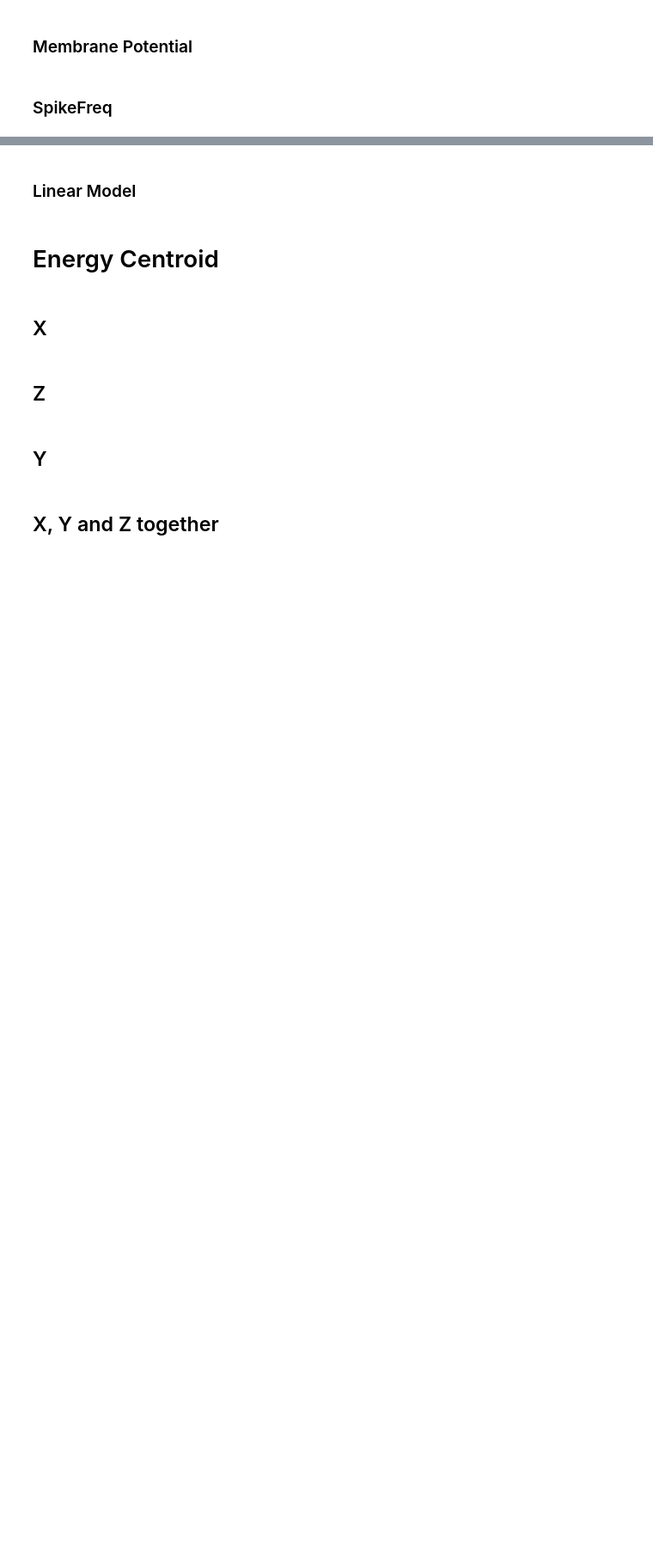
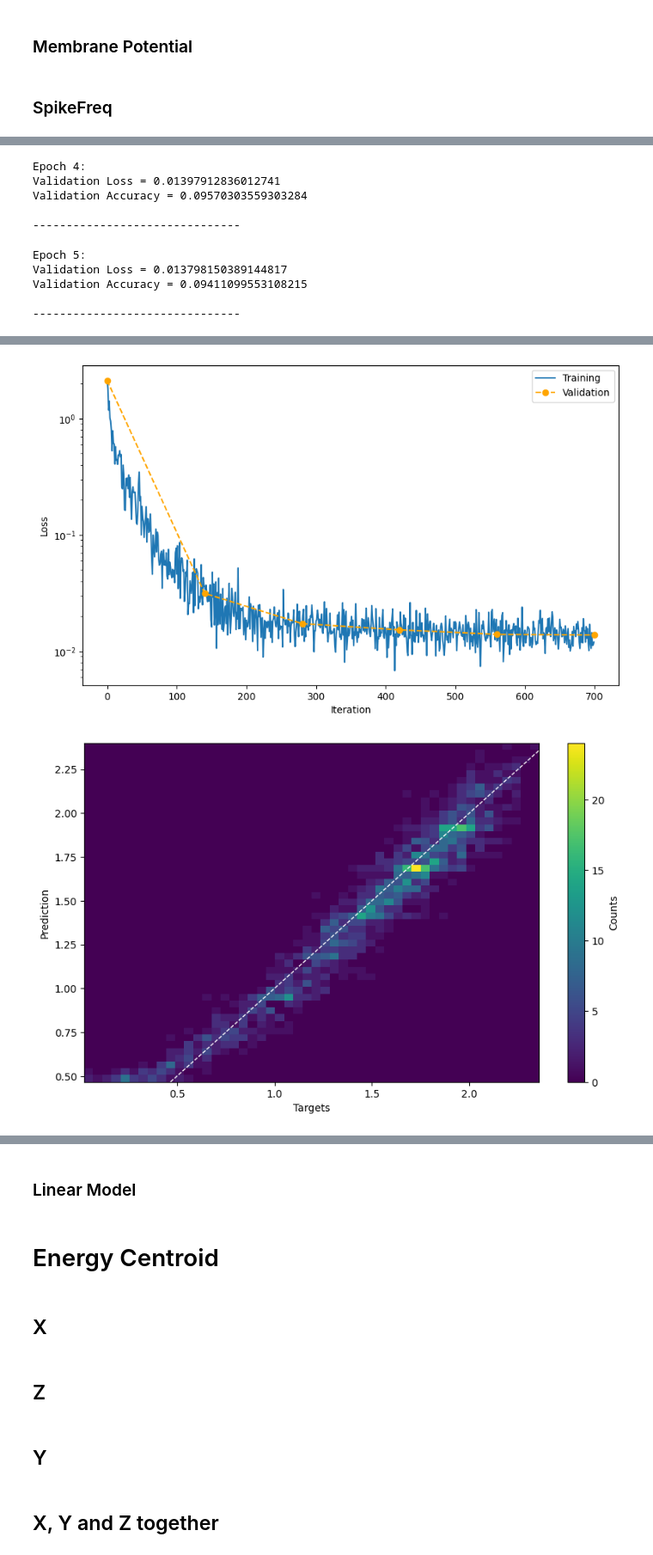
Before and after one commit to enlupi/SNN-Cal, a Jupyter notebook: SNN/SNN.ipynb, the cells around one changed output, grey strips where cells are left out. Shown: that part at 86% size. Saved outputs shown, nothing was run; the diff lists cells and outputs as text; code cells hidden in the pictures; blank space fills up the shorter version.

```diff
--- a/SNN/SNN.ipynb
+++ b/SNN/SNN.ipynb
@@ -447,31 +448,41 @@ train_net.plot_pred_vs_target(50, transform=antitransform, logscale=True, linthr
 # %% [markdown]
 ### SpikeFreq
 # %%
-population = 10
+population = 30
 net_desc_spikefreq = {
-    "layers" : [400, 200, population],
+    "layers" : [400, 50, population],
     "timesteps": 100,
-    "output": "membrane",
+    "output": "spike",
     "neuron_params" : {
                 1: [snn.Leaky,
                     {"beta" : 1.0,
                     "learn_beta": True,
                     "threshold" : 1.0,
                     "learn_threshold": True,
-                    "spike_grad": surrogate.fast_sigmoid(),
+                    "spike_grad": surrogate.atan(),
                     }],
                 2: [snn.Leaky,
                     {"beta" : 1.0,
                     "learn_beta": True,
                     "threshold" : 1.0,
                     "learn_threshold": True,
-                    "spike_grad": surrogate.fast_sigmoid(),
+                    "spike_grad": surrogate.atan(),
                     }]
                 }
     }
 
+def spikegen_multi(data, multiplicity=4):
+    og_shape = data.shape
+    spike_data = torch.zeros(og_shape[1], og_shape[0], multiplicity*og_shape[2])
+    for i in range(multiplicity):
+        condition = data > np.power(10, i+2)
+        batch_idx, time_idx, sensor_idx = torch.nonzero(condition, as_tuple=True)
+        spike_data[time_idx, batch_idx, multiplicity*sensor_idx+i] = 1
+
+    return spike_data
+
 def predict_spikefreq(output, targets, transform=None):
-    prediction = output.sum((0,2))/(output.shape[0]*output.shape[2])
+    prediction = output.sum((0,2))/(output.shape[2])
     if transform:
         prediction, targets = transform(prediction), transform(targets)
     accuracy = torch.abs((targets - prediction)/targets)
@@ -481,13 +492,14 @@ net = Spiking_Net(net_desc_spikefreq, lambda x: spikegen_multi(x,4))
 
 loss_fn = nn.MSELoss()
 optimizer = torch.optim.Adam(net.parameters(), lr=5e-4, betas=(0.9, 0.999))
-train_net = Trainer(net, loss_fn, optimizer, train_load, val_load, test_load, predict_spikefreq)
+train_net = Trainer(net, loss_fn, optimizer, train_dataset, val_dataset, test_dataset, predict_spikefreq)
 # %%
-num_epochs=10
+num_epochs=5
 train_net.train(num_epochs)
 
 train_net.test("test")
-print(f"Test loss: {train_net.loss_hist['test'][10]}")
-print(f"Test relative error: {train_net.acc_hist['test'][10]*100}%")
+print(f"Test loss: {train_net.loss_hist['test'][num_epochs]}")
+print(f"Test relative error: {train_net.acc_hist['test'][num_epochs]*100}%")
 train_net.plot_loss()
 train_net.plot_pred_vs_target(50, logscale=False, linthresh=1)
+# %% [output]
@@ -493,0 +526,10 @@ train_net.plot_pred_vs_target(50, logscale=False, linthresh=1)
+Epoch 4:
+Validation Loss = 0.01397912836012741
+Validation Accuracy = 0.09570303559303284
+
+-------------------------------
+Epoch 5:
+Validation Loss = 0.013798150389144817
+Validation Accuracy = 0.09411099553108215
+
+-------------------------------
@@ -494,3 +538,5 @@ train_net.plot_pred_vs_target(50, logscale=False, linthresh=1)
+[figure, added]
+[figure, added]
 # %%
 def antitransform(x):
     return torch.pow(10, x)
```
Also changed, not shown: parts of 12 cells of this notebook, 2 other files.
